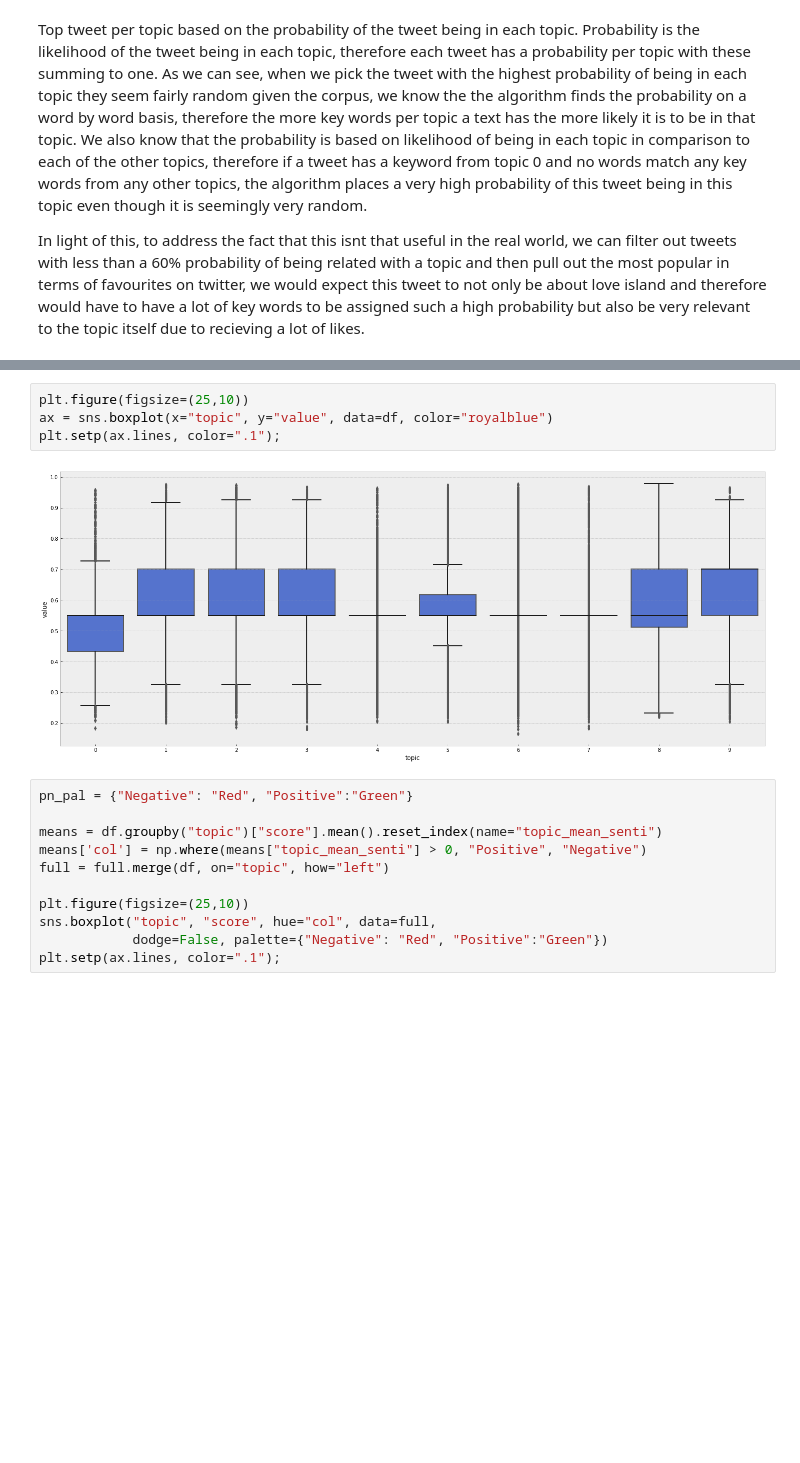
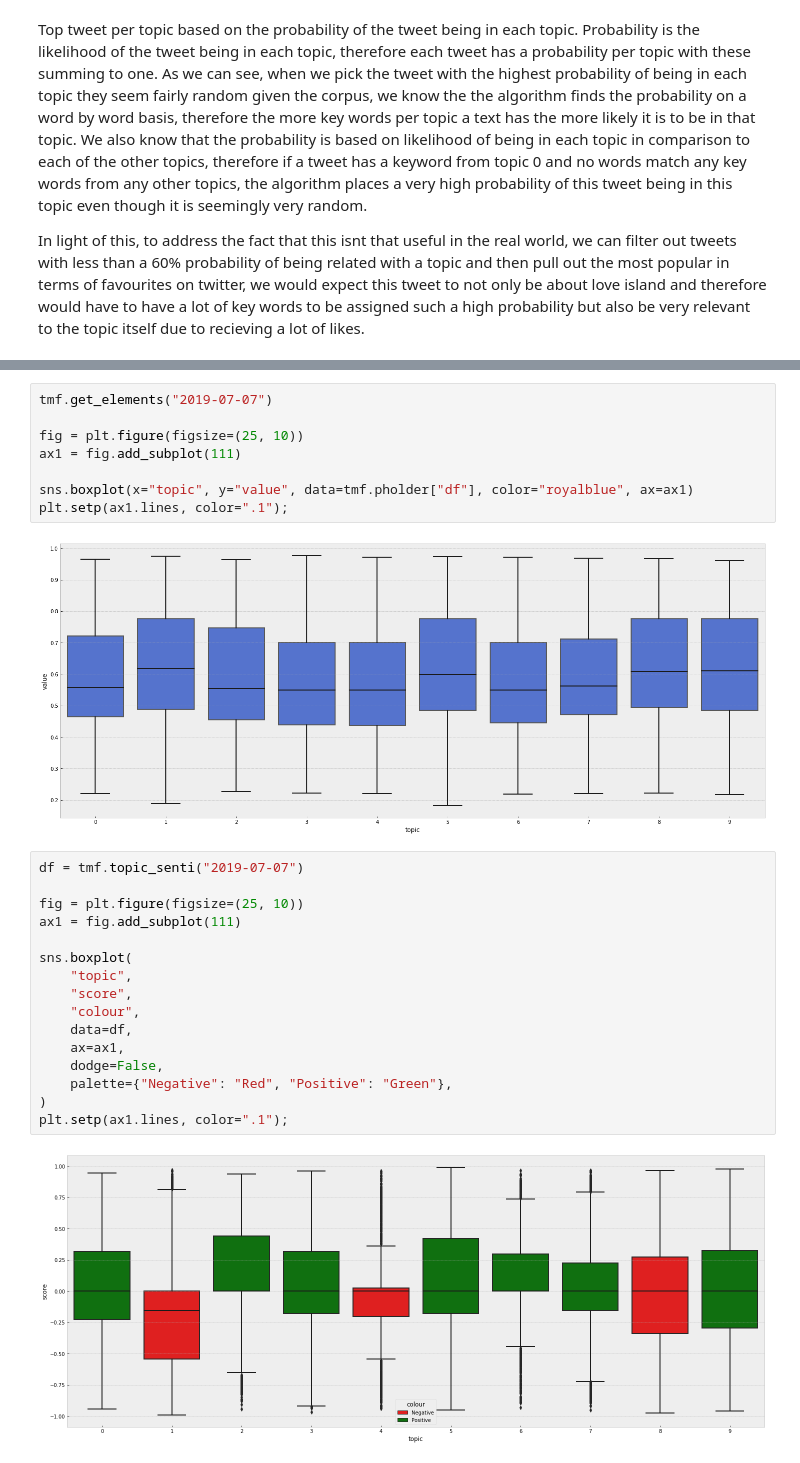
Before and after one commit to watson-sam/loveisland, a Jupyter notebook: notebooks/Topic Models.ipynb, the cells around one changed output, grey strips where cells are left out. Saved outputs shown, nothing was run; the diff lists cells and outputs as text; blank space fills up the shorter version.

```diff
--- a/notebooks/Topic Models.ipynb
+++ b/notebooks/Topic Models.ipynb
@@ -291,17 +349,28 @@ Text: Maura in absolute shock at what she's hearing right now. # LoveIsland pic.
 # %%
-plt.figure(figsize=(25,10))
-ax = sns.boxplot(x="topic", y="value", data=df, color="royalblue")
-plt.setp(ax.lines, color=".1");
+tmf.get_elements("2019-07-07")
+
+fig = plt.figure(figsize=(25, 10))
+ax1 = fig.add_subplot(111)
+
+sns.boxplot(x="topic", y="value", data=tmf.pholder["df"], color="royalblue", ax=ax1)
+plt.setp(ax1.lines, color=".1");
 # %% [output]
-[figure, old version]
+[figure, new version]
 # %%
-pn_pal = {"Negative": "Red", "Positive":"Green"}
+df = tmf.topic_senti("2019-07-07")
 
-means = df.groupby("topic")["score"].mean().reset_index(name="topic_mean_senti")
-means['col'] = np.where(means["topic_mean_senti"] > 0, "Positive", "Negative")
-full = full.merge(df, on="topic", how="left")
+fig = plt.figure(figsize=(25, 10))
+ax1 = fig.add_subplot(111)
 
-plt.figure(figsize=(25,10))
-sns.boxplot("topic", "score", hue="col", data=full,
-            dodge=False, palette={"Negative": "Red", "Positive":"Green"})
-plt.setp(ax.lines, color=".1");
+sns.boxplot(
+    "topic",
+    "score",
+    "colour",
+    data=df,
+    ax=ax1,
+    dodge=False,
+    palette={"Negative": "Red", "Positive": "Green"},
+)
+plt.setp(ax1.lines, color=".1");
+# %% [output]
+[figure, added]
```
Also changed, not shown: parts of 24 cells of this notebook, 9 other files.
